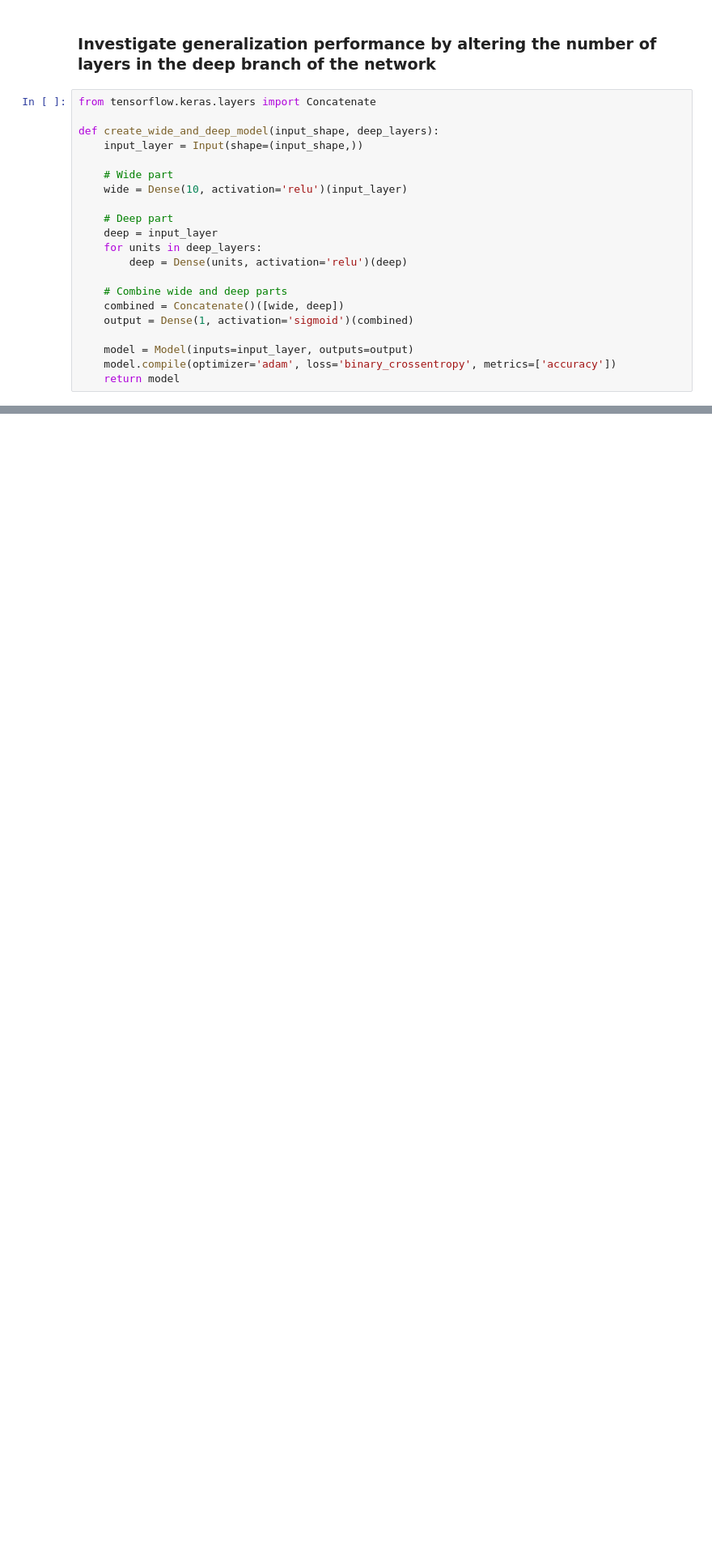
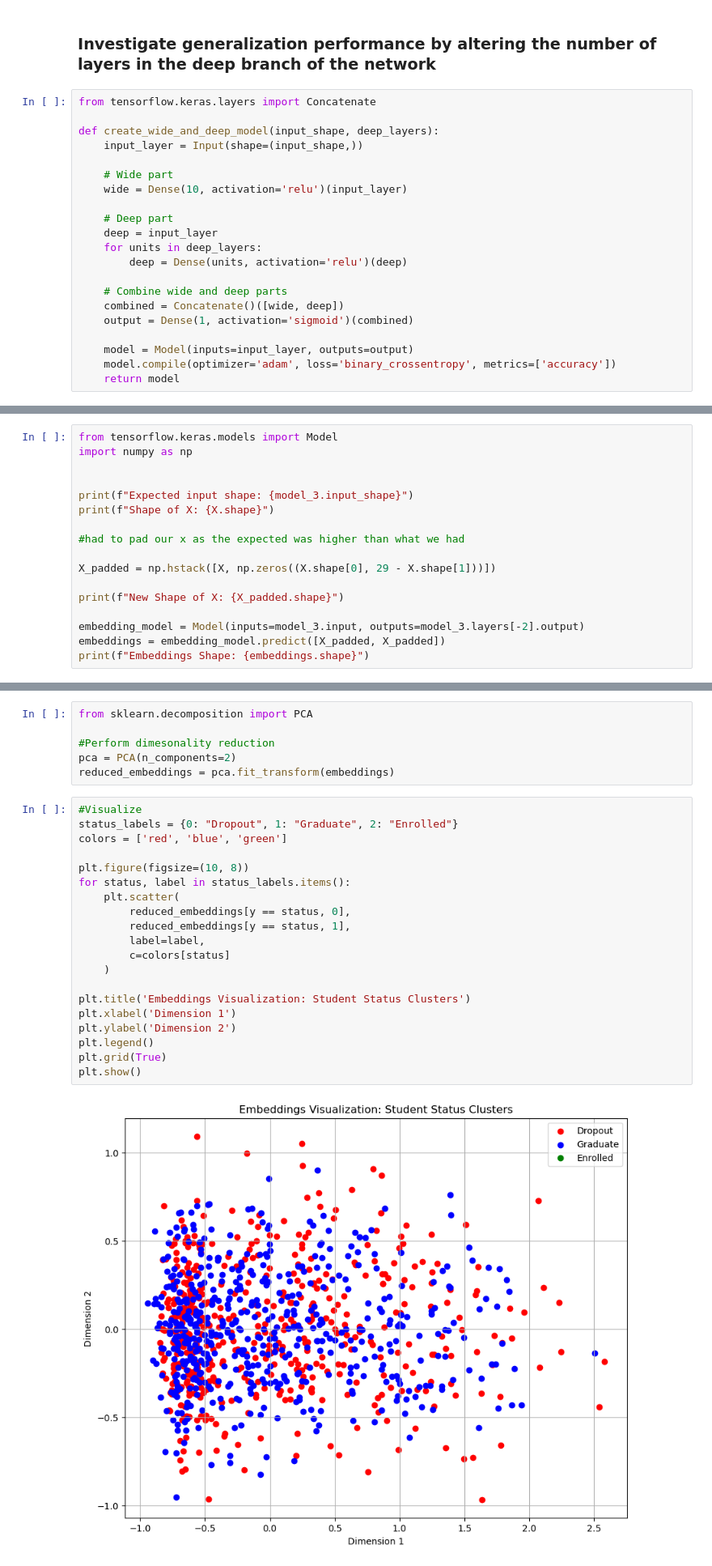
Before and after one commit to jiangd22/ml-lab5, a Jupyter notebook: Lab5.ipynb, the cells around one changed output, grey strips where cells are left out. Shown: that part at 81% size. Drawn from its saved outputs; the diff is of its cells as text; blank space fills up the shorter version.

```diff
--- a/Lab5.ipynb
+++ b/Lab5.ipynb
@@ -734,0 +734,17 @@ Paired t-test: t-statistic = 2.0450320618095454, p-value = 0.07118350387854679
+# %%
+from tensorflow.keras.models import Model
+import numpy as np
+
+
+print(f"Expected input shape: {model_3.input_shape}")
+print(f"Shape of X: {X.shape}")
+
+#had to pad our x as the expected was higher than what we had
+
+X_padded = np.hstack([X, np.zeros((X.shape[0], 29 - X.shape[1]))])
+
+print(f"New Shape of X: {X_padded.shape}")
+
+embedding_model = Model(inputs=model_3.input, outputs=model_3.layers[-2].output)
+embeddings = embedding_model.predict([X_padded, X_padded])
+print(f"Embeddings Shape: {embeddings.shape}")
@@ -734,0 +757,28 @@ Paired t-test: t-statistic = 2.0450320618095454, p-value = 0.07118350387854679
+# %%
+from sklearn.decomposition import PCA
+
+#Perform dimesonality reduction
+pca = PCA(n_components=2)
+reduced_embeddings = pca.fit_transform(embeddings)
+# %%
+#Visualize
+status_labels = {0: "Dropout", 1: "Graduate", 2: "Enrolled"}
+colors = ['red', 'blue', 'green']
+
+plt.figure(figsize=(10, 8))
+for status, label in status_labels.items():
+    plt.scatter(
+        reduced_embeddings[y == status, 0],
+        reduced_embeddings[y == status, 1],
+        label=label,
+        c=colors[status]
+    )
+
+plt.title('Embeddings Visualization: Student Status Clusters')
+plt.xlabel('Dimension 1')
+plt.ylabel('Dimension 2')
+plt.legend()
+plt.grid(True)
+plt.show()
+# %% [output]
+[figure, added]
```
Also changed, not shown: parts of 7 cells of this notebook.
